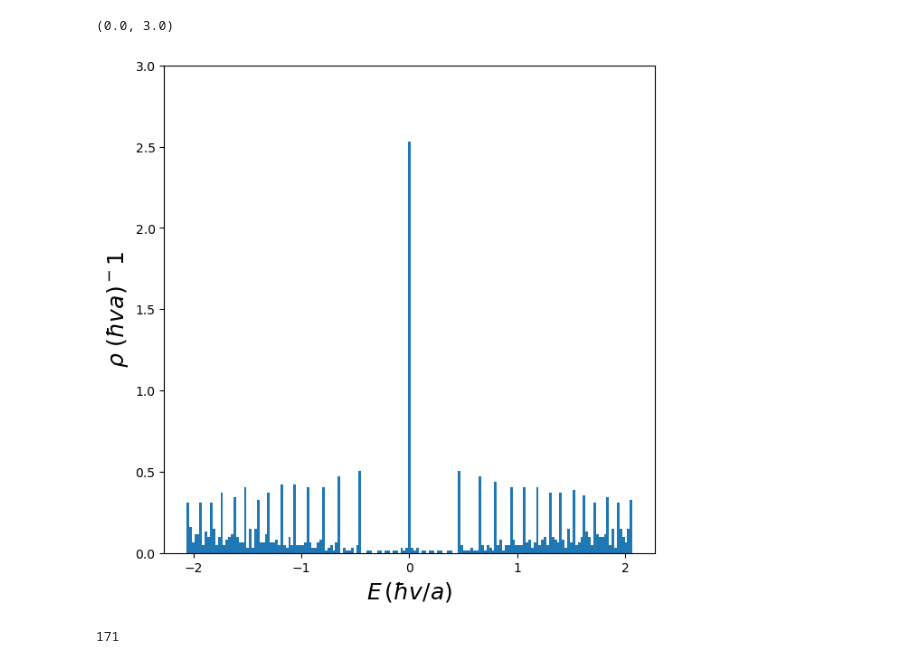
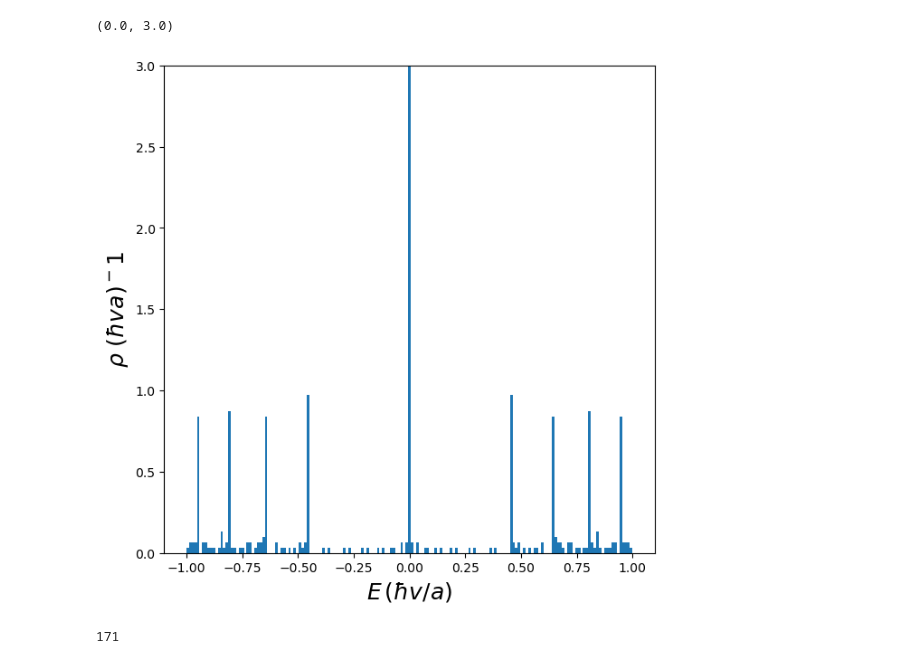
Before and after one commit to adonvel/tangent-magnetic-field, a Jupyter notebook: both_square.ipynb, the cells around one changed output. Drawn from its saved outputs; the diff is of its cells as text; code cells hidden in the pictures.

```diff
--- a/both_square.ipynb
+++ b/both_square.ipynb
@@ -22,22 +22,22 @@ spectrum = mb.tan_square_spectrum(parameters, nbands)
 # %%
 nbins = parameters['Lx']*parameters['Ly']//15+1-(parameters['Lx']*parameters['Ly']//15)%2
 #The previous line ensures that the amount of bins is proportional to the system size and always odd.
-density_of_states, bin_edges = np.histogram(spectrum, bins = nbins, density = False)
+density_of_states, bin_edges = np.histogram(spectrum, bins = nbins, range = (-1,1), density = False)
 
 x = (bin_edges[1:]+bin_edges[:-1])/2
 dx = (bin_edges[1]-bin_edges[0])
 
 fig = plt.figure(figsize = (7,7))
 ax = fig.add_subplot(111)
 area = parameters['Lx']*parameters['Ly']
 ax.bar(x,density_of_states/dx/area,width = dx)
 ax.set_ylabel(r"$\rho$ $(\hbar va)^-1$",fontsize = 18)
 ax.set_xlabel(r"$E\,(\hbar v/a)$",fontsize = 18)
 #ax.axvline(np.sqrt(2*parameters['mag_field']), c = 'C3') #First Landau level
 ax.set_ylim(0,3)
 # %% [output]
 (0.0, 3.0)
-[figure, old version]
+[figure, new version]
 # %%
 print(nbins)
 # %% [output]
```
Also changed, not shown: 2 other files.
